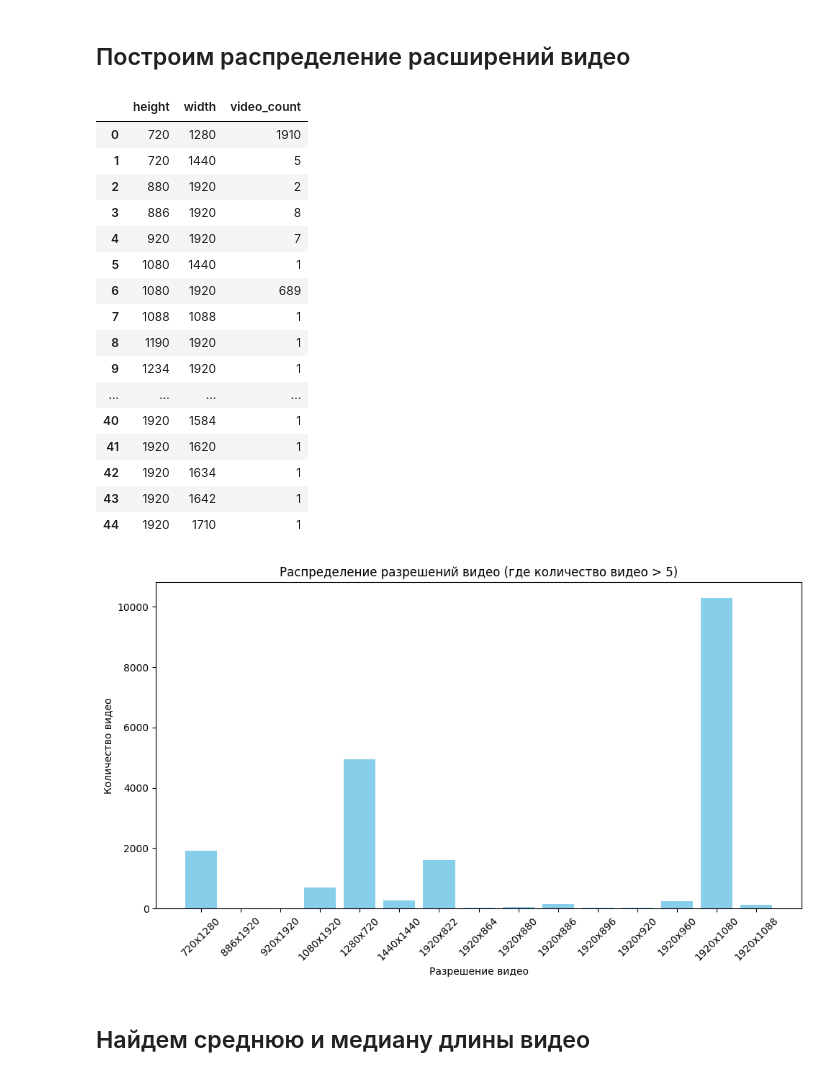
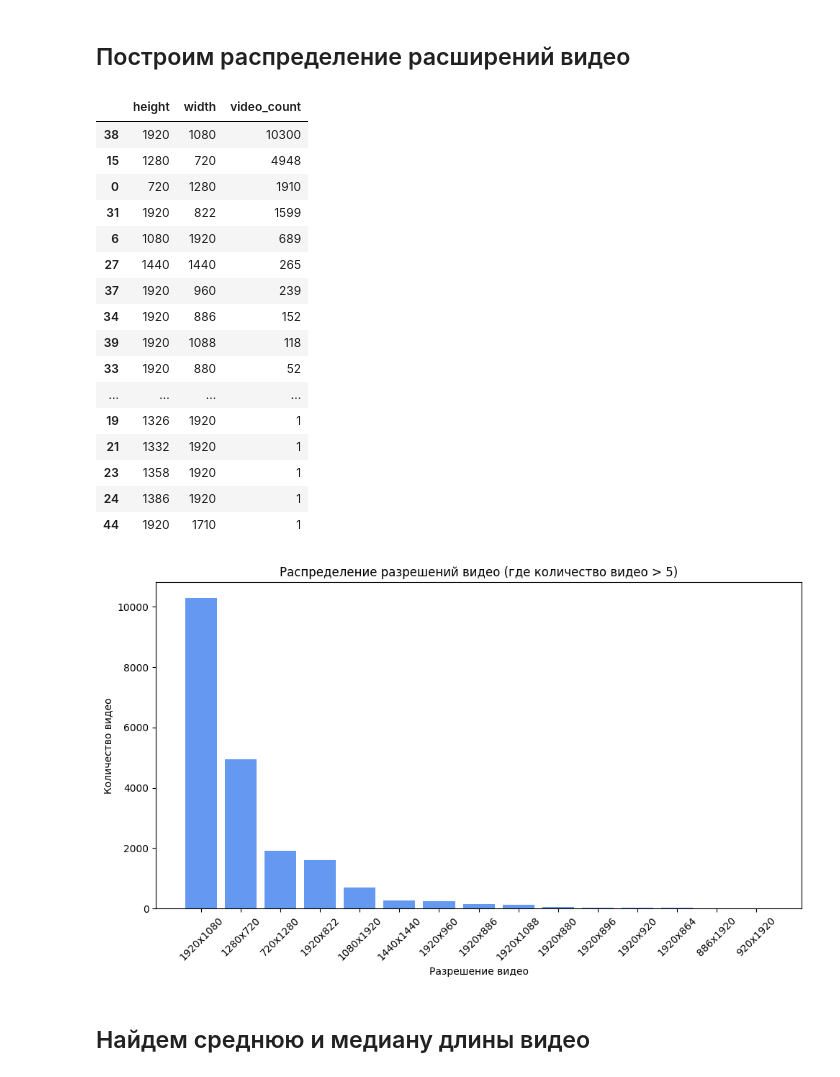
Before and after one commit to utnasun/hse-2023-slr, a Jupyter notebook: notebooks/eda.ipynb, the cells around one changed output. Drawn from its saved outputs; the diff is of its cells as text; code cells hidden in the pictures.

```diff
--- a/notebooks/eda.ipynb
+++ b/notebooks/eda.ipynb
@@ -1,5 +1,5 @@
 # %%
 import pandas as pd
 
-data = pd.read_csv('../data/annotations.csv', delimiter = '\t')
+data = pd.read_csv('/Users/lmruwork/Desktop/Education/Masters/project_year_1/hse-2023-slr/data/raw/annotations.csv', delimiter = '\t')
 # %%
@@ -104,43 +95,49 @@ unique_word_count_df[unique_word_count_df['word_count'] == 7]
 # %% [markdown]
 ## Построим распределение расширений видео
 # %%
-video_resolution_counts = data.groupby(['height', 'width']).size().reset_index(name='video_count')
+video_resolution_counts = (
+    data
+    .groupby(['height', 'width'])
+    .size()
+    .reset_index(name='video_count')
+    .sort_values(by='video_count', ascending=False)
+)
 
 video_resolution_counts
 # %% [output]
 |  | height | width | video_count |
+| 38 | 1920 | 1080 | 10300 |
+| 15 | 1280 | 720 | 4948 |
 | 0 | 720 | 1280 | 1910 |
-| 1 | 720 | 1440 | 5 |
-| 2 | 880 | 1920 | 2 |
-| 3 | 886 | 1920 | 8 |
-| 4 | 920 | 1920 | 7 |
-| 5 | 1080 | 1440 | 1 |
+| 31 | 1920 | 822 | 1599 |
 | 6 | 1080 | 1920 | 689 |
-| 7 | 1088 | 1088 | 1 |
-| 8 | 1190 | 1920 | 1 |
-| 9 | 1234 | 1920 | 1 |
+| 27 | 1440 | 1440 | 265 |
+| 37 | 1920 | 960 | 239 |
+| 34 | 1920 | 886 | 152 |
+| 39 | 1920 | 1088 | 118 |
+| 33 | 1920 | 880 | 52 |
 | ... | ... | ... | ... |
-| 40 | 1920 | 1584 | 1 |
-| 41 | 1920 | 1620 | 1 |
-| 42 | 1920 | 1634 | 1 |
-| 43 | 1920 | 1642 | 1 |
+| 19 | 1326 | 1920 | 1 |
+| 21 | 1332 | 1920 | 1 |
+| 23 | 1358 | 1920 | 1 |
+| 24 | 1386 | 1920 | 1 |
 | 44 | 1920 | 1710 | 1 |
 # %%
 filtered_resolutions = video_resolution_counts[video_resolution_counts['video_count'] > 5]
 
 plt.figure(figsize=(10, 6))
-plt.bar(range(len(filtered_resolutions)), filtered_resolutions['video_count'], color='skyblue')
+plt.bar(range(len(filtered_resolutions)), filtered_resolutions['video_count'], color='#6599f1')
 
 plt.xticks(range(len(filtered_resolutions)), [f"{h}x{w}" for h, w in zip(filtered_resolutions['height'], filtered_resolutions['width'])], rotation=45)
 plt.xlabel('Разрешение видео')
 plt.ylabel('Количество видео')
 
 plt.title('Распределение разрешений видео (где количество видео > 5)')
 
 plt.tight_layout()
 plt.show()
 # %% [output]
-[figure, old version]
+[figure, new version]
 # %% [markdown]
 ## Найдем среднюю и медиану длины видео
 # %%
```
Also changed, not shown: parts of 16 cells of this notebook, 9 other files.
